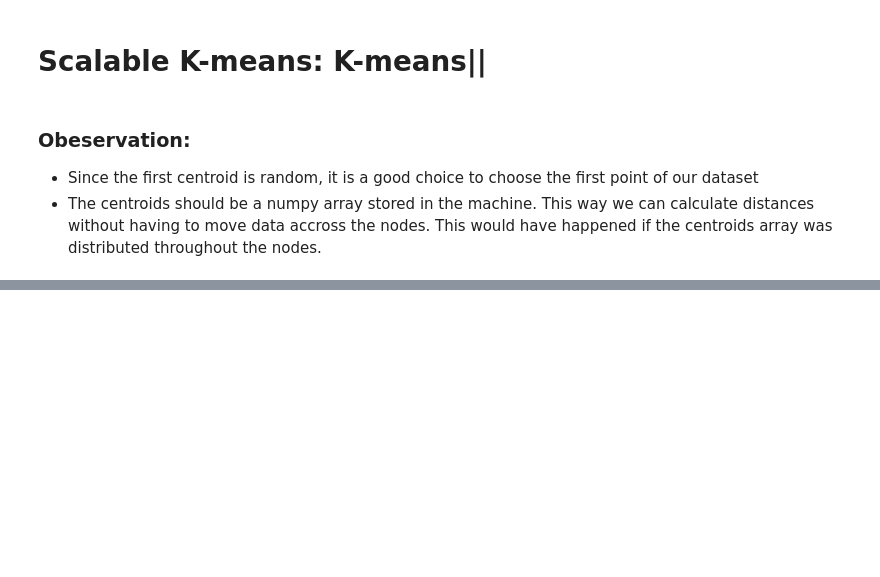
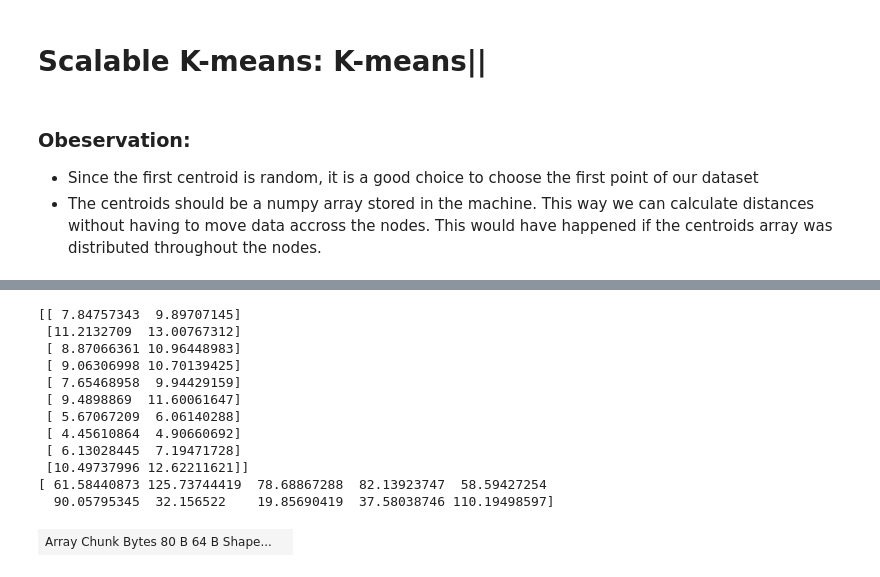
Before and after one commit to ElHuaco/Distributed-k-means, a Jupyter notebook: src/dask/notebooks/OUR CODE/Alessio_trial.ipynb, the cells around one changed output, grey strips where cells are left out. Saved outputs shown, nothing was run; the diff lists cells and outputs as text; code cells hidden in the pictures; blank space fills up the shorter version.

```diff
--- a/src/dask/notebooks/OUR CODE/Alessio_trial.ipynb
+++ b/src/dask/notebooks/OUR CODE/Alessio_trial.ipynb
@@ -136,0 +128,16 @@ def k_means_scalable(X, k, l):
+# %%
+evaluate_cost(X , [[1, 2], [3,4]])
+# %% [output]
+[[ 7.84757343  9.89707145]
+ [11.2132709  13.00767312]
+ [ 8.87066361 10.96448983]
+ [ 9.06306998 10.70139425]
+ [ 7.65468958  9.94429159]
+ [ 9.4898869  11.60061647]
+ [ 5.67067209  6.06140288]
+ [ 4.45610864  4.90660692]
+ [ 6.13028445  7.19471728]
+ [10.49737996 12.62211621]]
+[ 61.58440873 125.73744419  78.68867288  82.13923747  58.59427254
+  90.05795345  32.156522    19.85690419  37.58038746 110.19498597]
+| Array Chunk Bytes 80 B 64 B Shape... |  |
```
Also changed, not shown: parts of 13 cells of this notebook, 2 other files.
